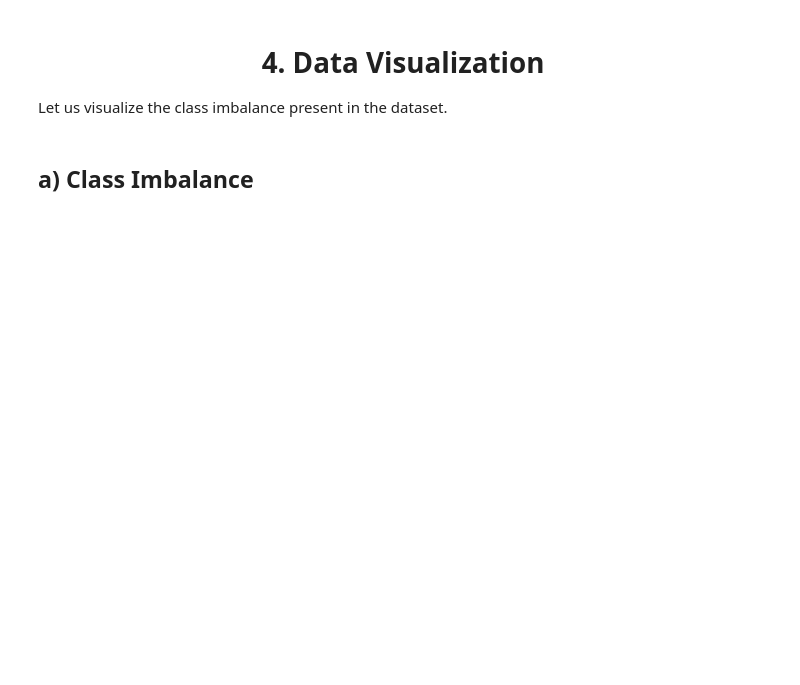
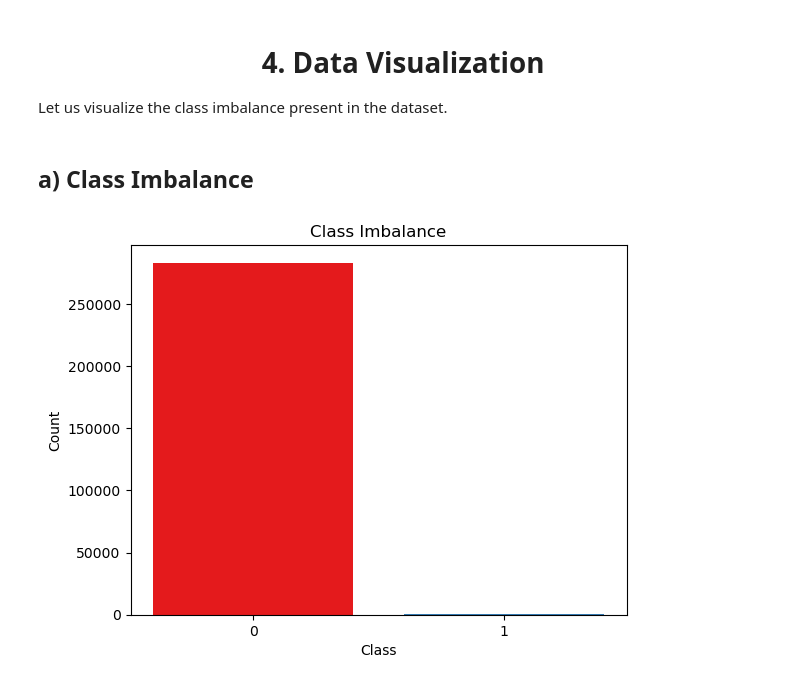
Before and after one commit to NgundoMuithya/Kaggle_Credit_Card_Fraud_Detection, a Jupyter notebook: notebook.ipynb, the cells around one changed output. Saved outputs shown, nothing was run; the diff lists cells and outputs as text; code cells hidden in the pictures; blank space fills up the shorter version.

Commit message:
Visualize class imbalance and amount probability density

```diff
--- a/notebook.ipynb
+++ b/notebook.ipynb
@@ -205,5 +207,18 @@ Let us visualize the class imbalance present in the dataset.
 ## a) Class Imbalance
 # %%
 import matplotlib.pyplot as plt
+import seaborn as sns
 
-cleaned_data['Class']
+classes = cleaned_data['Class'].value_counts()
+colors = sns.color_palette('Set1', n_colors=len(list(classes.keys())))
+
+plt.bar(x=list(classes.keys()), height=list(classes.values), color=colors)
+
+plt.title("Class Imbalance")
+plt.xlabel('Class')
+plt.ylabel('Count')
+plt.xticks([0, 1])
+
+plt.show()
+# %% [output]
+[figure, added]
```
Also changed, not shown: parts of 7 cells of this notebook.
